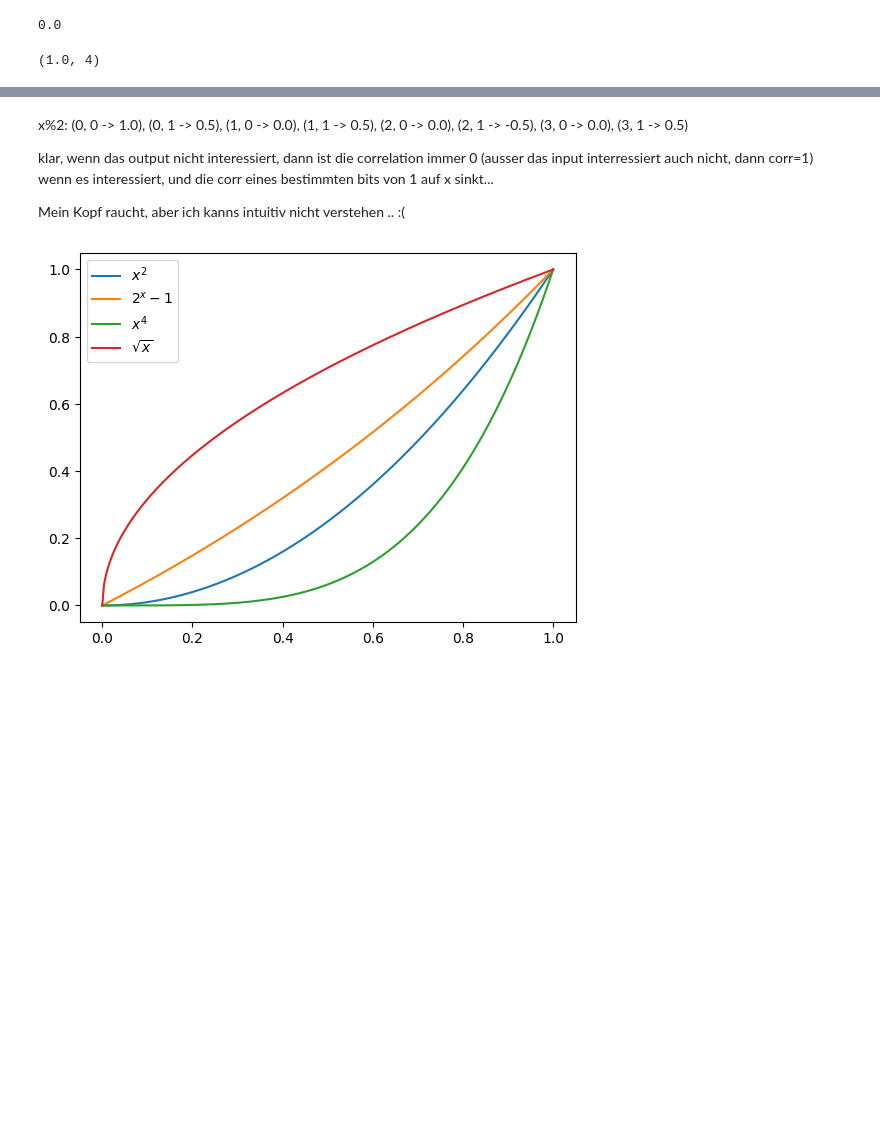
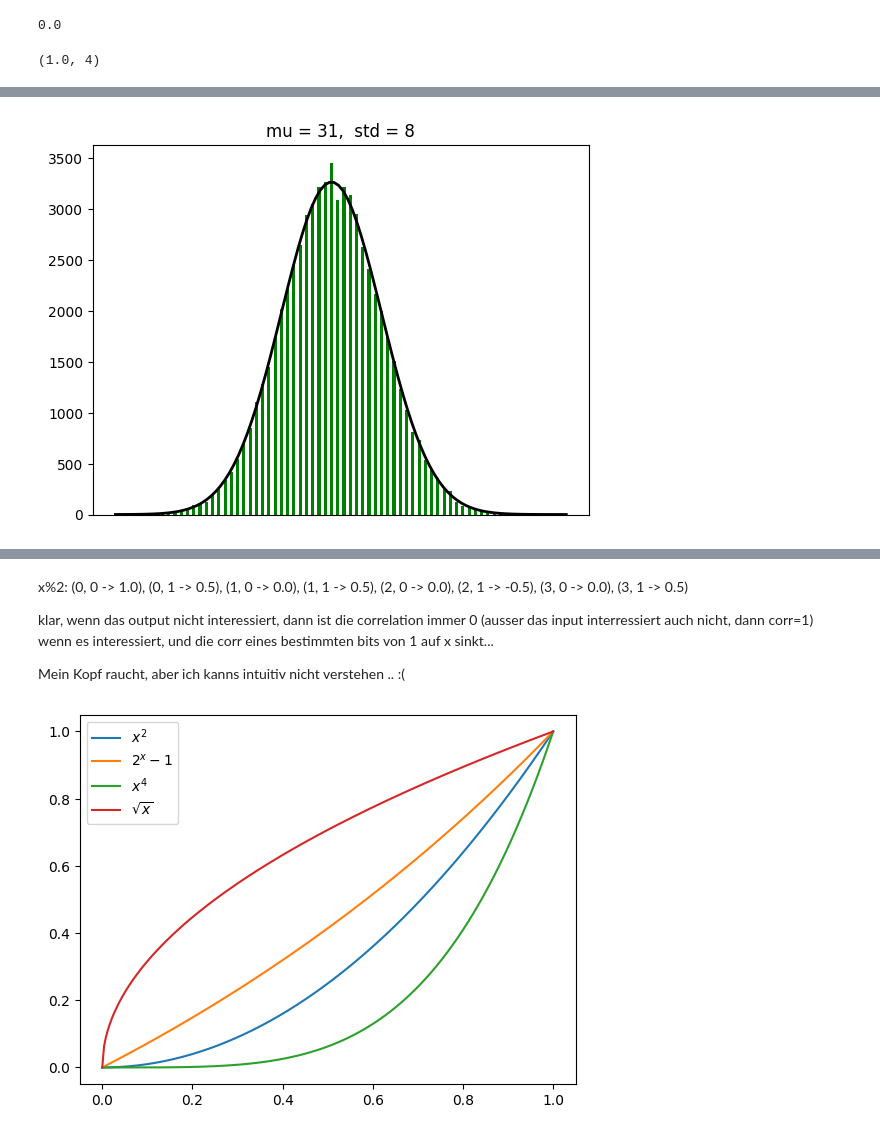
Before and after one commit to HannesGitH/MA-public, a Jupyter notebook: success_probabilities.ipynb, the cells around one changed output, grey strips where cells are left out. Drawn from its saved outputs; the diff is of its cells as text; code cells hidden in the pictures; blank space fills up the shorter version.

```diff
--- a/success_probabilities.ipynb
+++ b/success_probabilities.ipynb
@@ -346,3 +371,18 @@ tikzplotlib.save("empirical/"+prefix+"_abs_correlation_counts.tex")
+# %%
+if prefix == '8to8random':
+    plt.xticks([])
+    plt.bar([f'{key}' for key in correlation_counts.keys()], correlation_counts.values(), width=0.5, color='g', align='center')
+    from scipy.stats import norm
+    mu, std = 31 , 8
+    xmin, xmax = plt.xlim()
+    x = np.linspace(xmin, xmax, 100)
+    p = norm.pdf(x, mu, std)*2**(16)
+    plt.plot(x, p, 'k', linewidth=2)
+    title = "mu = %i,  std = %i" % (mu, std)
+    plt.title(title)
+    tikzplotlib.save("empirical/"+prefix+"_correlation_counts_normfit.tex")
+# %% [output]
+[figure, added]
 # %%
 # fig = plt.figure(figsize=plt.figaspect(.5))
 
```
Also changed, not shown: parts of 6 cells of this notebook.
